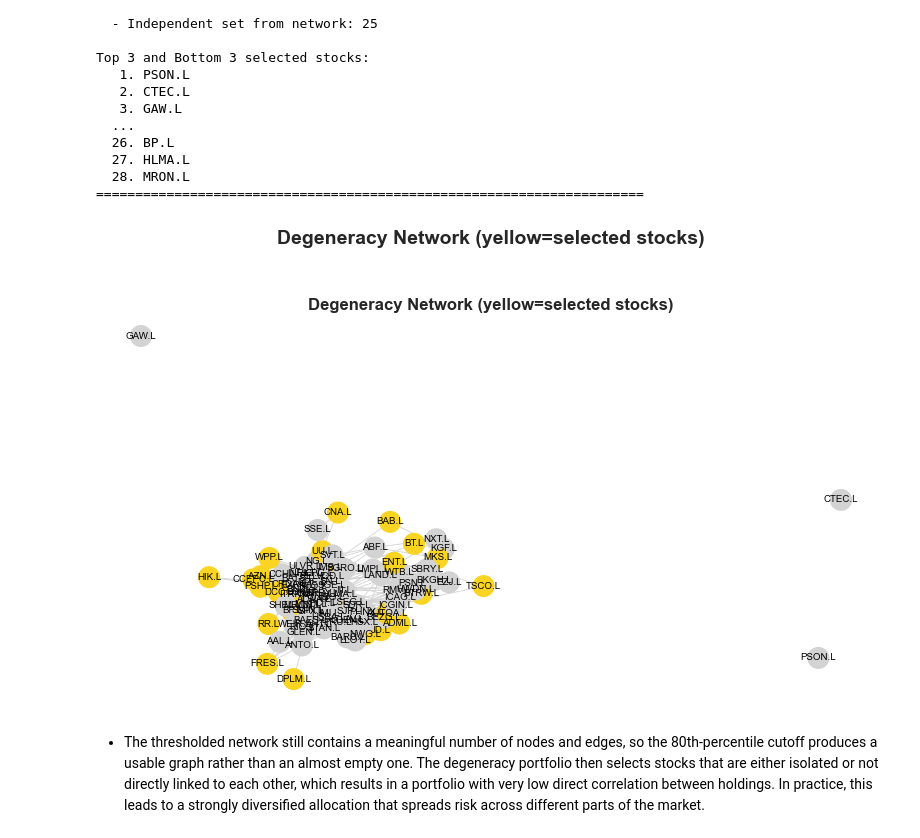
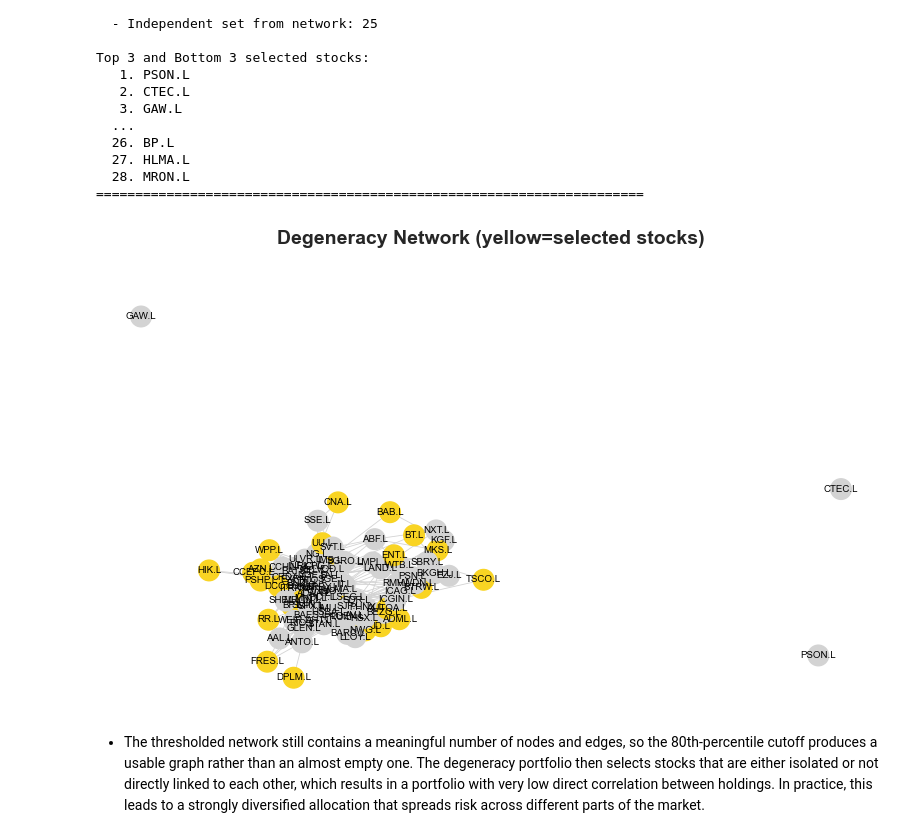
Before and after one commit to AUEBs-INVESTMENT-FINANCE-CLUB/network-clustering-portfolios, a Jupyter notebook: network_hierarchical_portfolios.ipynb, the cells around one changed output. Drawn from its saved outputs; the diff is of its cells as text; code cells hidden in the pictures.

```diff
--- a/network_hierarchical_portfolios.ipynb
+++ b/network_hierarchical_portfolios.ipynb
@@ -611,41 +451,39 @@ def draw_degeneracy_network(ax, graph, layout, selected, title):
     if len(graph.nodes) == 0:
         ax.text(0.5, 0.5, 'Empty Graph', ha='center', va='center',
                 transform=ax.transAxes)
-        ax.set_title(title, fontsize=12, fontweight='bold')
         ax.axis('off')
         return
 
     node_colors = ['#F9D423' if n in selected else '#D3D3D3' for n in graph.nodes]
     nx.draw(
         graph,
         pos=layout,
         node_color=node_colors,
         node_size=220,
         with_labels=True,
         font_size=7,
         edge_color='lightgray',
         width=0.6,
         ax=ax
     )
-    ax.set_title(title, fontsize=12, fontweight='bold')
     ax.axis('off')
 
 fig, ax = plt.subplots(figsize=(8, 5))
 fig.suptitle('Degeneracy Network (yellow=selected stocks)',
              fontsize=14, fontweight='bold', y=0.98)
 
 draw_degeneracy_network(
     ax,
     in_sample_graph,
     in_sample_layout,
     independence,
     'Degeneracy Network (yellow=selected stocks)'
 )
 
 plt.tight_layout(rect=[0, 0, 1, 0.94])
 plt.show()
 # %% [output]
-[figure, old version]
+[figure, new version]
 # %% [markdown]
 - The thresholded network still contains a meaningful number of nodes and edges, so the 80th-percentile cutoff produces a usable graph rather than an almost empty one. The degeneracy portfolio then selects stocks that are either isolated or not directly linked to each other, which results in a portfolio with very low direct correlation between holdings. In practice, this leads to a strongly diversified allocation that spreads risk across different parts of the market.
 # %% [markdown]
```
Also changed, not shown: parts of 19 cells of this notebook.
